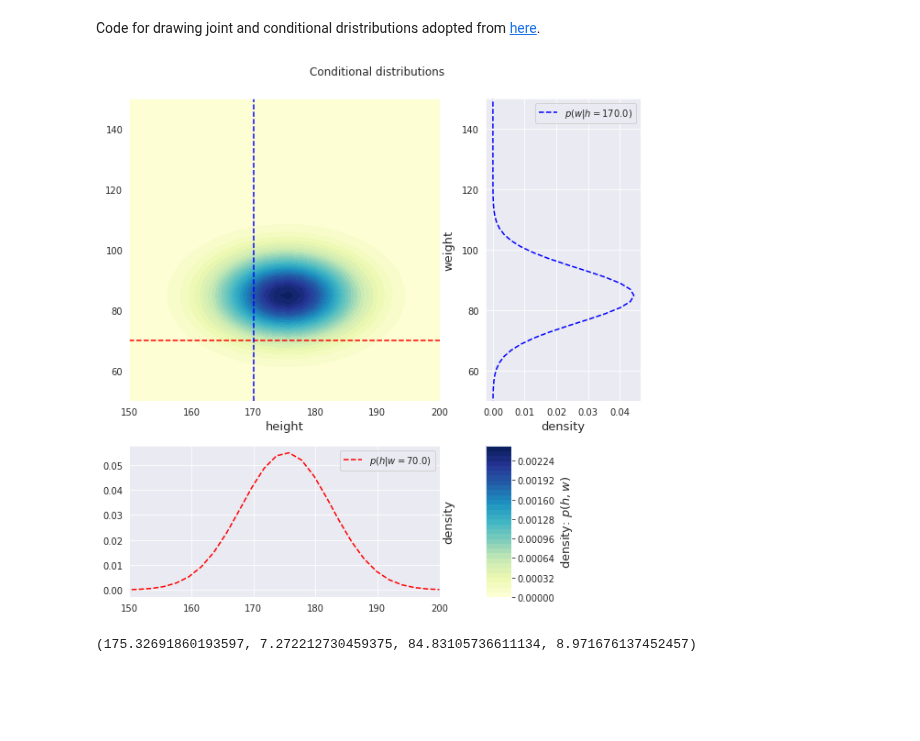
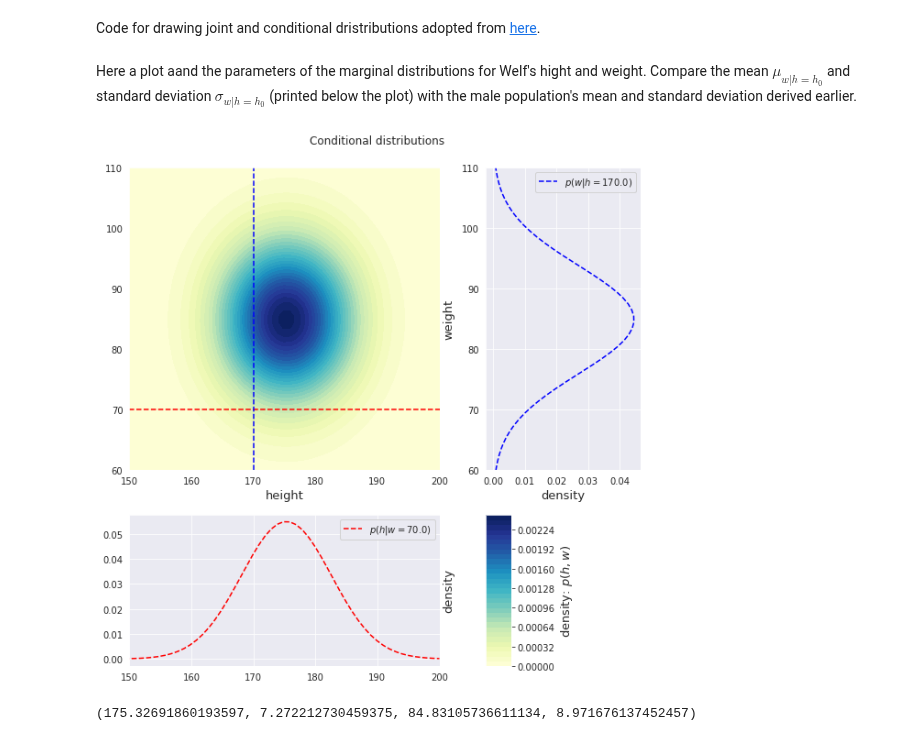
Before and after one commit to WelfLowe/ML4non-programmers, a Jupyter notebook: AI_Technology_Introduction.ipynb, the cells around one changed output. Saved outputs shown, nothing was run; the diff lists cells and outputs as text; code cells hidden in the pictures; blank space fills up the shorter version.

```diff
--- a/AI_Technology_Introduction.ipynb
+++ b/AI_Technology_Introduction.ipynb
@@ -403,7 +411,7 @@ def multivariate_normal(x, d, mean, covariance):
 # Plot bivariate distribution
 def generate_surface(mean, covariance, d):
     """Helper function to generate density surface."""
-    nb_of_x = 100 # grid size
+    nb_of_x = 200 # grid size
     x1s = np.linspace(0, 200, num=nb_of_x)
     x2s = np.linspace(0, 200, num=nb_of_x)
     x1, x2 = np.meshgrid(x1s, x2s) # Generate grid
@@ -416,7 +424,7 @@ def generate_surface(mean, covariance, d):
                 d, mean, covariance)
     return x1, x2, pdf  # x1, x2, pdf(x1,x2)
 
-def plot_marginal_distributions(mean, cov, condition):
+def plot_conditional_distributions(mean, cov, condition):
   d = 2  # dimensions
 
   # Get the mean values from the vector
@@ -453,25 +461,25 @@ def plot_marginal_distributions(mean, cov, condition):
   # y=1 that is conditioned upon
   ax1.plot([150, 200], [y_condition, y_condition], 'r--')
   # x=-1. that is conditioned upon
-  ax1.plot([x_condition, x_condition], [50, 150], 'b--')
+  ax1.plot([x_condition, x_condition], [60, 110], 'b--')
   ax1.set_xlabel('height', fontsize=13)
   ax1.set_ylabel('weight', fontsize=13)
   ax1.yaxis.set_label_position('right')
-  ax1.axis([150,200, 50, 150])
+  ax1.axis([150,200, 60, 110])
 
   # Plot y|x
   ax2 = plt.subplot(gs[1])
-  yx = np.linspace(0, 200, num=100)
+  yx = np.linspace(0, 200, num=200)
   pyx = univariate_normal(yx, mean_ygivenx, cov_ygivenx)
   # Plot univariate distribution
   ax2.plot(pyx, yx, 'b--', label=f'$p(w|h={x_condition:.1f})$')
   ax2.legend(loc=0)
   ax2.set_xlabel('density', fontsize=13)
-  ax2.set_ylim(50, 150)
+  ax2.set_ylim(60, 110)
 
   # Plot x|y
   ax3 = plt.subplot(gs[2])
-  xy = np.linspace(0, 200, num=100)
+  xy = np.linspace(0, 200, num=200)
   pxy = univariate_normal(xy, mean_xgiveny, cov_xgiveny)
   # Plot univariate distribution
   ax3.plot(xy, pxy, 'r--',
@@ -491,8 +499,10 @@ def plot_marginal_distributions(mean, cov, condition):
   plt.show()
 
   return mean_xgiveny, np.sqrt(cov_xgiveny), mean_ygivenx, np.sqrt(cov_ygivenx)
+# %% [markdown]
+Here a plot aand the parameters of the marginal distributions for Welf's hight and weight. Compare the mean $\mu_{w|h=h_0}$ and standard deviation $\sigma_{w|h=h_0}$ (printed below the plot) with the male population's mean and standard deviation derived earlier.
 # %%
-plot_marginal_distributions(np.c_[mu_m], cov_m, welf)
+plot_conditional_distributions(np.c_[mu_m], cov_m, welf)
 # %% [output]
-[figure, old version]
+[figure, new version]
 (175.32691860193597, 7.272212730459375, 84.83105736611134, 8.971676137452457)
```
Also changed, not shown: parts of 23 cells of this notebook.
